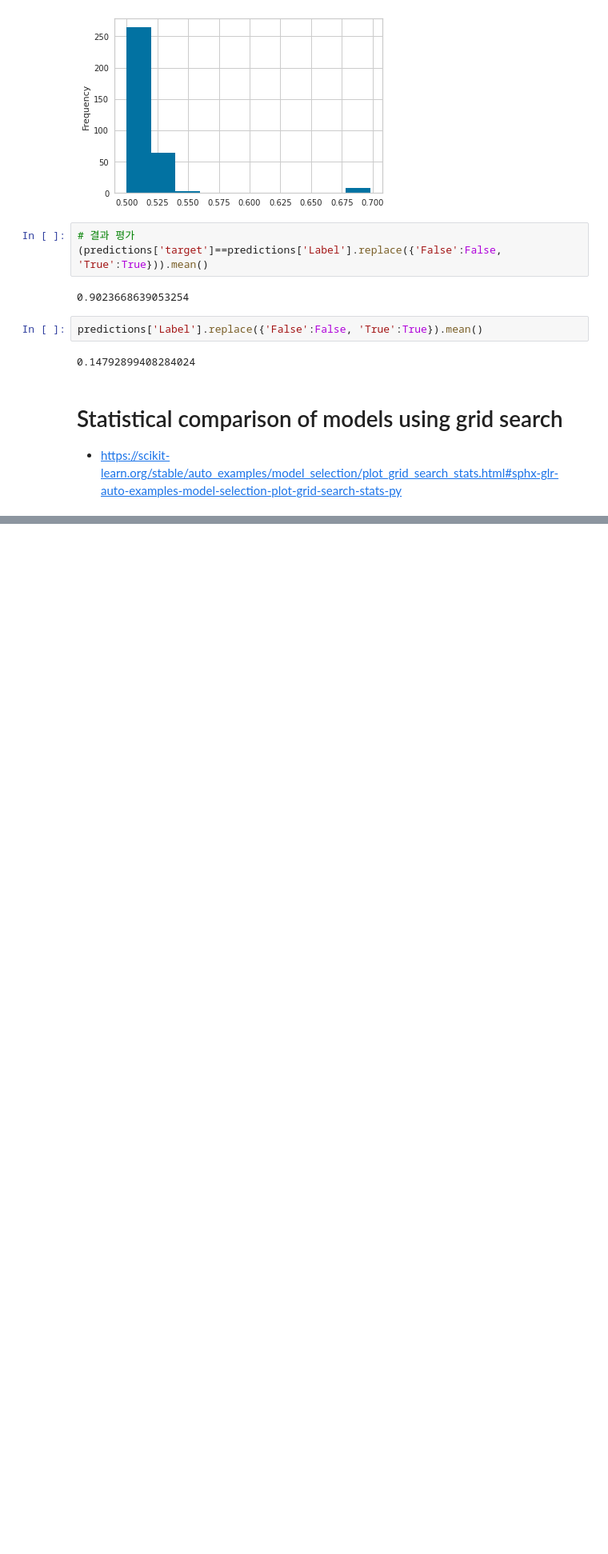
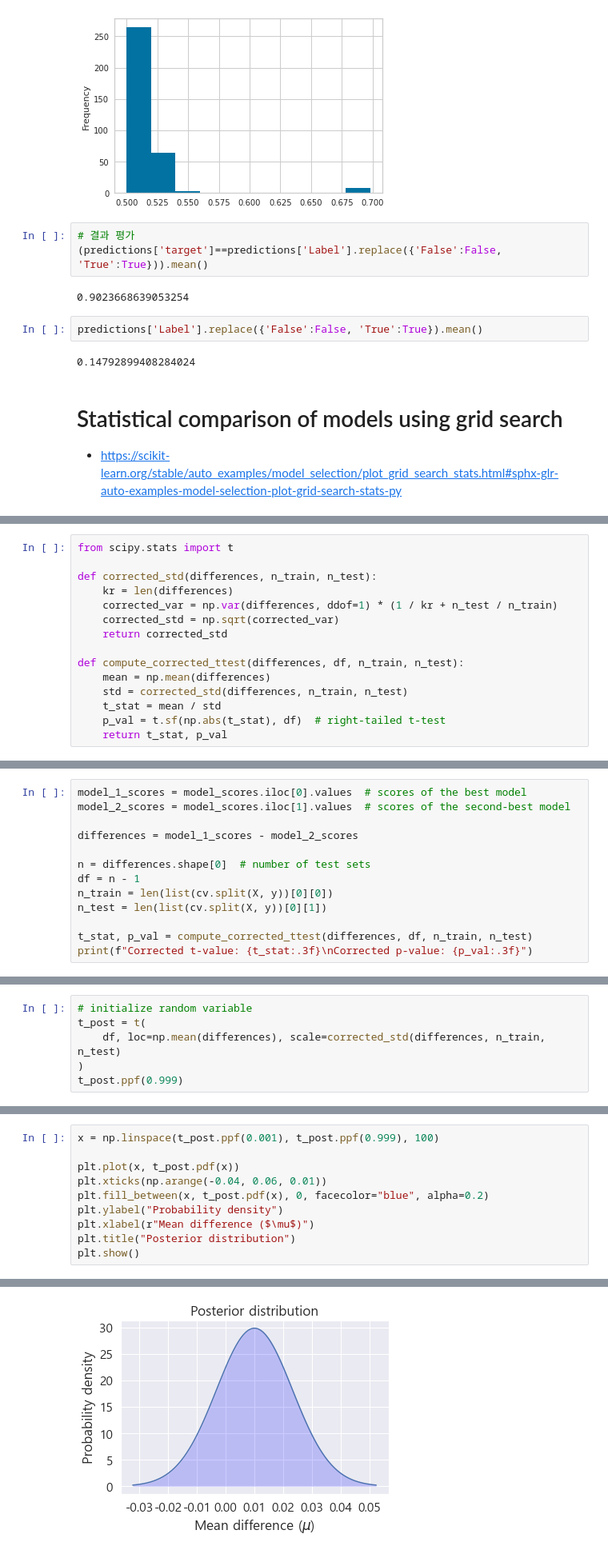
Before and after one commit to ancestor9/smart-food, a Jupyter notebook: 82. pycaret - 대장만 갖고 해 보기_조상.ipynb, the cells around one changed output, grey strips where cells are left out. Shown at 80% size. Drawn from its saved outputs; the diff is of its cells as text; blank space fills up the shorter version.

```diff
--- a/82. pycaret - 대장만 갖고 해 보기_조상.ipynb
+++ b/82. pycaret - 대장만 갖고 해 보기_조상.ipynb
@@ -1243,0 +1331,15 @@ predictions['Label'].replace({'False':False, 'True':True}).mean()
+# %%
+from scipy.stats import t
+
+def corrected_std(differences, n_train, n_test):
+    kr = len(differences)
+    corrected_var = np.var(differences, ddof=1) * (1 / kr + n_test / n_train)
+    corrected_std = np.sqrt(corrected_var)
+    return corrected_std
+
+def compute_corrected_ttest(differences, df, n_train, n_test):
+    mean = np.mean(differences)
+    std = corrected_std(differences, n_train, n_test)
+    t_stat = mean / std
+    p_val = t.sf(np.abs(t_stat), df)  # right-tailed t-test
+    return t_stat, p_val
@@ -1243,0 +1358,13 @@ predictions['Label'].replace({'False':False, 'True':True}).mean()
+# %%
+model_1_scores = model_scores.iloc[0].values  # scores of the best model
+model_2_scores = model_scores.iloc[1].values  # scores of the second-best model
+
+differences = model_1_scores - model_2_scores
+
+n = differences.shape[0]  # number of test sets
+df = n - 1
+n_train = len(list(cv.split(X, y))[0][0])
+n_test = len(list(cv.split(X, y))[0][1])
+
+t_stat, p_val = compute_corrected_ttest(differences, df, n_train, n_test)
+print(f"Corrected t-value: {t_stat:.3f}\nCorrected p-value: {p_val:.3f}")
@@ -1243,0 +1393,6 @@ predictions['Label'].replace({'False':False, 'True':True}).mean()
+# %%
+# initialize random variable
+t_post = t(
+    df, loc=np.mean(differences), scale=corrected_std(differences, n_train, n_test)
+)
+t_post.ppf(0.999)
@@ -1243,0 +1401,11 @@ predictions['Label'].replace({'False':False, 'True':True}).mean()
+# %%
+x = np.linspace(t_post.ppf(0.001), t_post.ppf(0.999), 100)
+
+plt.plot(x, t_post.pdf(x))
+plt.xticks(np.arange(-0.04, 0.06, 0.01))
+plt.fill_between(x, t_post.pdf(x), 0, facecolor="blue", alpha=0.2)
+plt.ylabel("Probability density")
+plt.xlabel(r"Mean difference ($\mu$)")
+plt.title("Posterior distribution")
+plt.show()
+# %% [output]
@@ -1243,0 +1437 @@ predictions['Label'].replace({'False':False, 'True':True}).mean()
+[figure, added]
```
Also changed, not shown: parts of 22 cells of this notebook.
